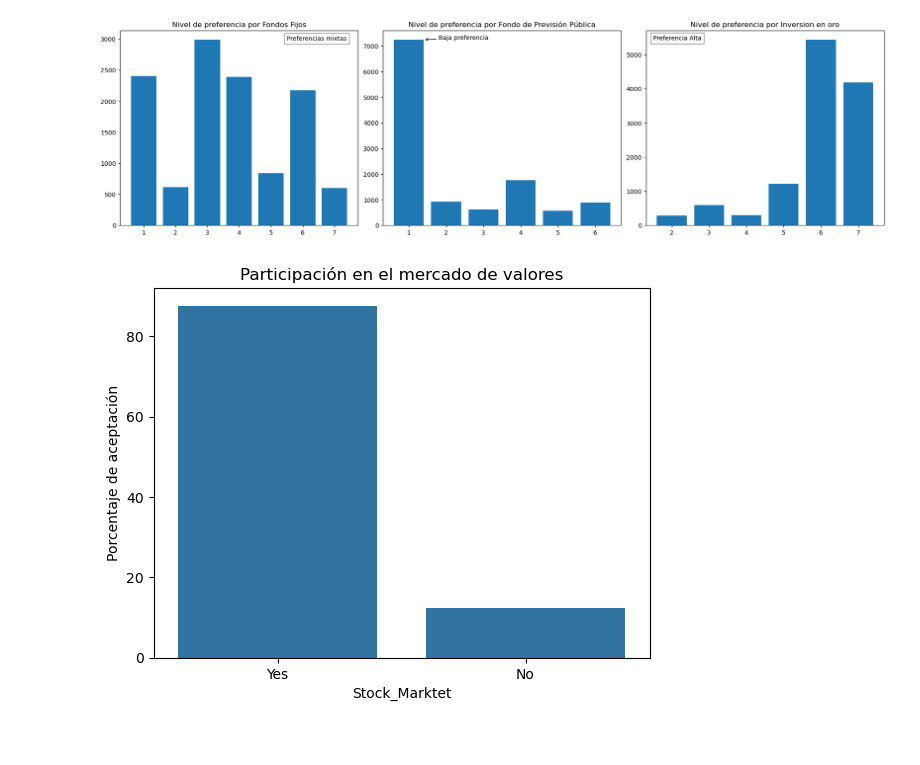
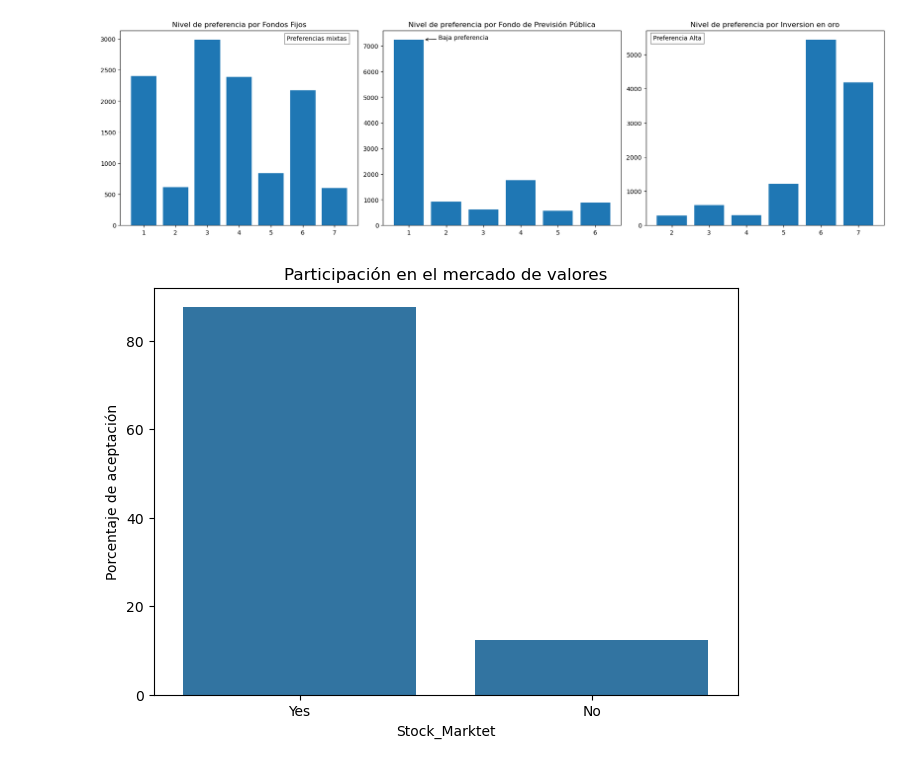
Before and after one commit to Sts87/data-analysis, a Jupyter notebook: 00-finance-trends/finance_trends.ipynb, the cells around one changed output. Drawn from its saved outputs; the diff is of its cells as text; code cells hidden in the pictures; blank space fills up the shorter version.

```diff
--- a/00-finance-trends/finance_trends.ipynb
+++ b/00-finance-trends/finance_trends.ipynb
@@ -8,7 +8,7 @@ import numpy as np
 import matplotlib.pyplot as plt
 import seaborn as sns
 # %%
-datos = "https://raw.githubusercontent.com/Sts87/data-analysis/refs/heads/master/00-finance-trends/Finance_Trends.csv"
+datos = "https://raw.githubusercontent.com/Sts87/data-analysis/refs/heads/main/00-finance-trends/Finance_Trends.csv"
 df = pd.read_csv(datos)
 # %%
 df.head(5)
@@ -208,10 +208,10 @@ plt.show()
 # %% [output]
 [figure]
 # %%
-fig, ax = plt.subplots()
+fig, ax = plt.subplots(constrained_layout=True)
 ax.set_title('Participación en el mercado de valores')
 sns.countplot(data=df, x='Stock_Marktet', stat='percent')
 ax.set_ylabel('Porcentaje de aceptación')
 plt.show()
 # %% [output]
-[figure, old version]
+[figure, new version]
```
Also changed, not shown: parts of 3 cells of this notebook.
